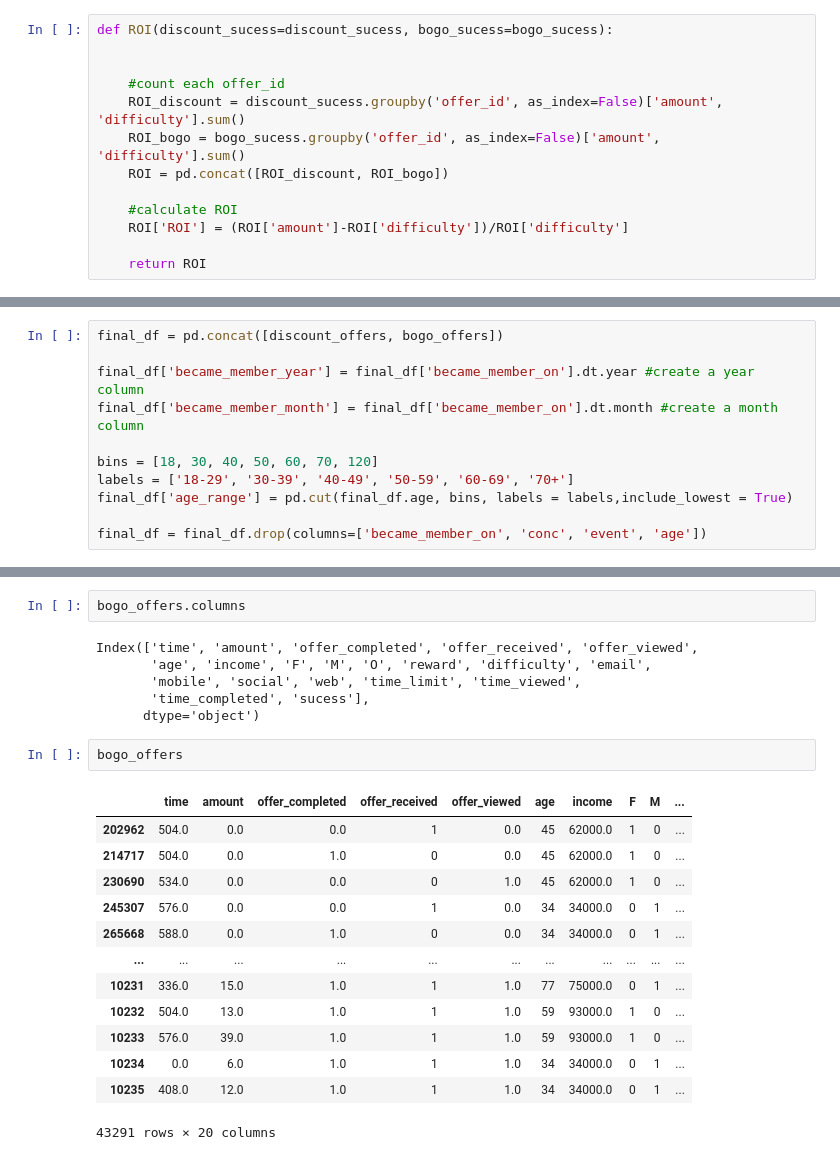
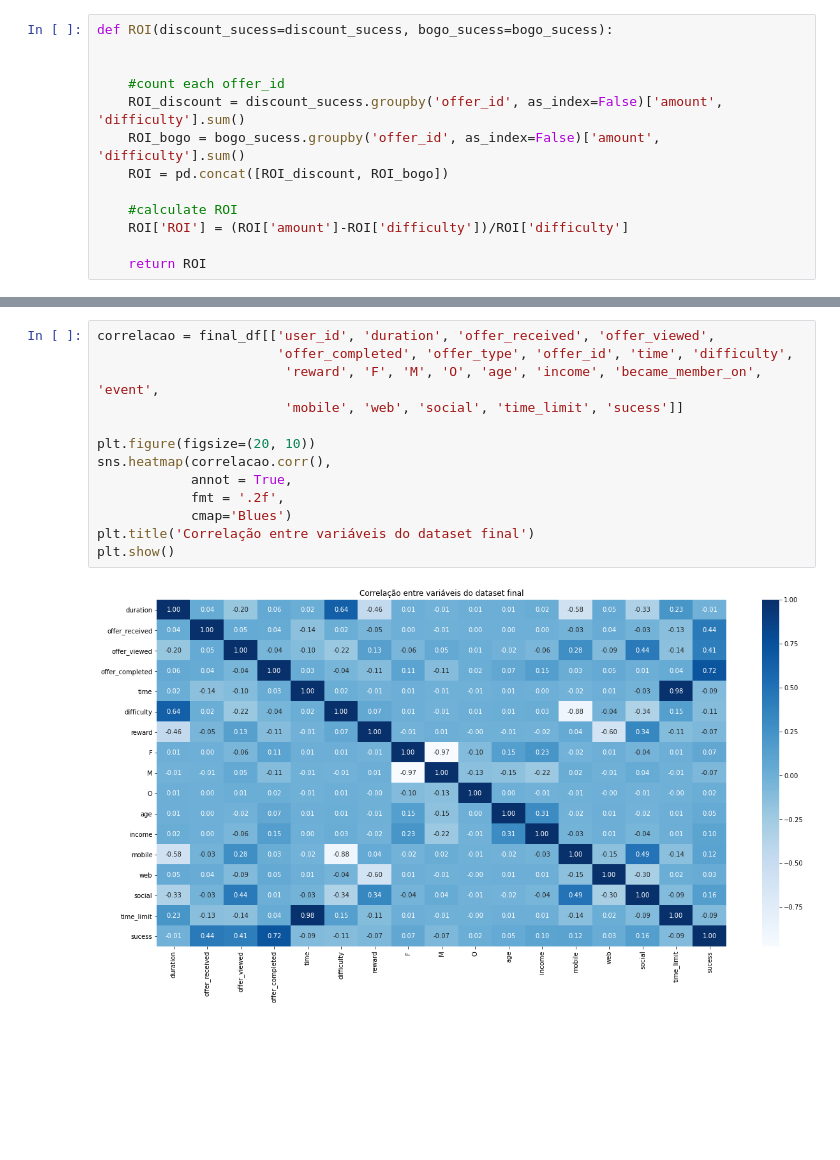
Before and after one commit to matsuch/Capstone-Project-Starbucks, a Jupyter notebook: Starbucks_Capstone_notebook.ipynb, the cells around one changed output, grey strips where cells are left out. Drawn from its saved outputs; the diff is of its cells as text; blank space fills up the shorter version.

```diff
--- a/Starbucks_Capstone_notebook.ipynb
+++ b/Starbucks_Capstone_notebook.ipynb
@@ -719,12 +726 @@ final_df.groupby('offer_id', as_index=False)['sucess'].mean().sort_values('suces
-# %%
-final_df = pd.concat([discount_offers, bogo_offers])
-
-final_df['became_member_year'] = final_df['became_member_on'].dt.year #create a year column
-final_df['became_member_month'] = final_df['became_member_on'].dt.month #create a month column
-
-bins = [18, 30, 40, 50, 60, 70, 120]
-labels = ['18-29', '30-39', '40-49', '50-59', '60-69', '70+']
-final_df['age_range'] = pd.cut(final_df.age, bins, labels = labels,include_lowest = True)
-
-final_df = final_df.drop(columns=['became_member_on', 'conc', 'event', 'age'])
 # %%
@@ -900,24 +735,15 @@ bogo_offers = bogo_offers.drop(columns=['conc-visto', 'conc-completo', 'conc-rec
-# %%
-bogo_offers.columns
-# %% [output]
-Index(['time', 'amount', 'offer_completed', 'offer_received', 'offer_viewed',
-       'age', 'income', 'F', 'M', 'O', 'reward', 'difficulty', 'email',
-       'mobile', 'social', 'web', 'time_limit', 'time_viewed',
-       'time_completed', 'sucess'],
-      dtype='object')
-# %%
-bogo_offers
-# %% [output]
-|  | time | amount | offer_completed | offer_received | offer_viewed | age | income | F | M | ... |
-| 202962 | 504.0 | 0.0 | 0.0 | 1 | 0.0 | 45 | 62000.0 | 1 | 0 | ... |
-| 214717 | 504.0 | 0.0 | 1.0 | 0 | 0.0 | 45 | 62000.0 | 1 | 0 | ... |
-| 230690 | 534.0 | 0.0 | 0.0 | 0 | 1.0 | 45 | 62000.0 | 1 | 0 | ... |
-| 245307 | 576.0 | 0.0 | 0.0 | 1 | 0.0 | 34 | 34000.0 | 0 | 1 | ... |
-| 265668 | 588.0 | 0.0 | 1.0 | 0 | 0.0 | 34 | 34000.0 | 0 | 1 | ... |
-| ... | ... | ... | ... | ... | ... | ... | ... | ... | ... | ... |
-| 10231 | 336.0 | 15.0 | 1.0 | 1 | 1.0 | 77 | 75000.0 | 0 | 1 | ... |
-| 10232 | 504.0 | 13.0 | 1.0 | 1 | 1.0 | 59 | 93000.0 | 1 | 0 | ... |
-| 10233 | 576.0 | 39.0 | 1.0 | 1 | 1.0 | 59 | 93000.0 | 1 | 0 | ... |
-| 10234 | 0.0 | 6.0 | 1.0 | 1 | 1.0 | 34 | 34000.0 | 0 | 1 | ... |
-| 10235 | 408.0 | 12.0 | 1.0 | 1 | 1.0 | 34 | 34000.0 | 0 | 1 | ... |
-43291 rows × 20 columns
+# %%
+correlacao = final_df[['user_id', 'duration', 'offer_received', 'offer_viewed',
+                       'offer_completed', 'offer_type', 'offer_id', 'time', 'difficulty',
+                        'reward', 'F', 'M', 'O', 'age', 'income', 'became_member_on', 'event',
+                        'mobile', 'web', 'social', 'time_limit', 'sucess']]
+
+plt.figure(figsize=(20, 10))
+sns.heatmap(correlacao.corr(),
+            annot = True,
+            fmt = '.2f',
+            cmap='Blues')
+plt.title('Correlação entre variáveis do dataset final')
+plt.show()
+# %% [output]
+[figure, added]
```
Also changed, not shown: parts of 33 cells of this notebook.
